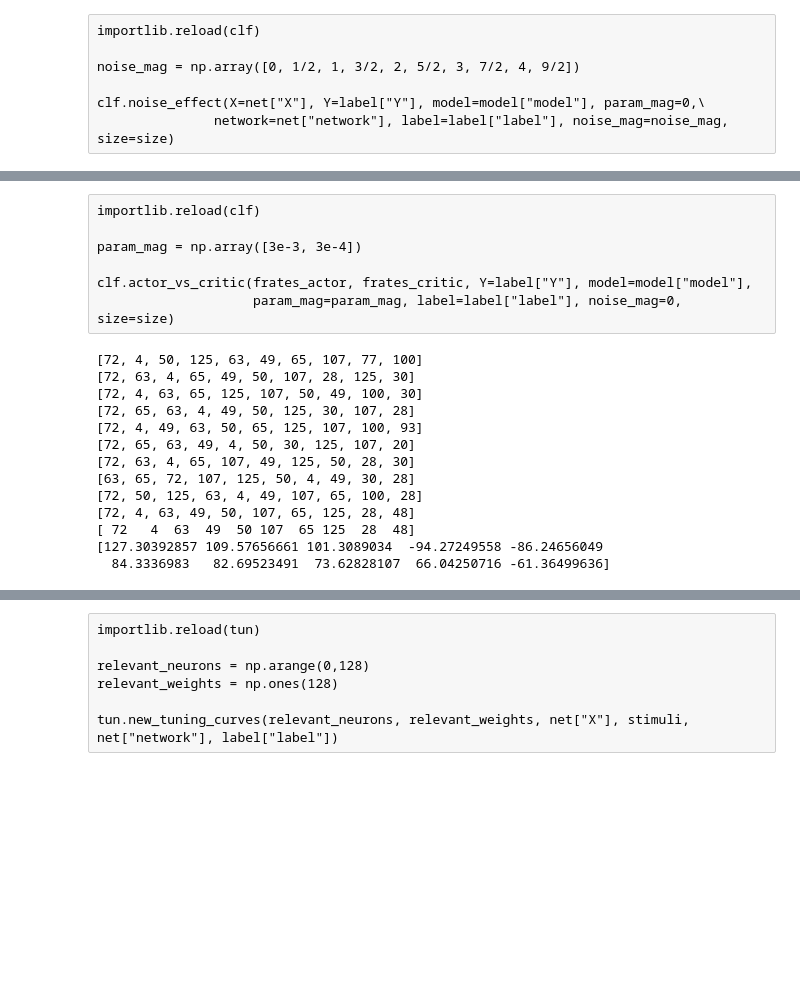
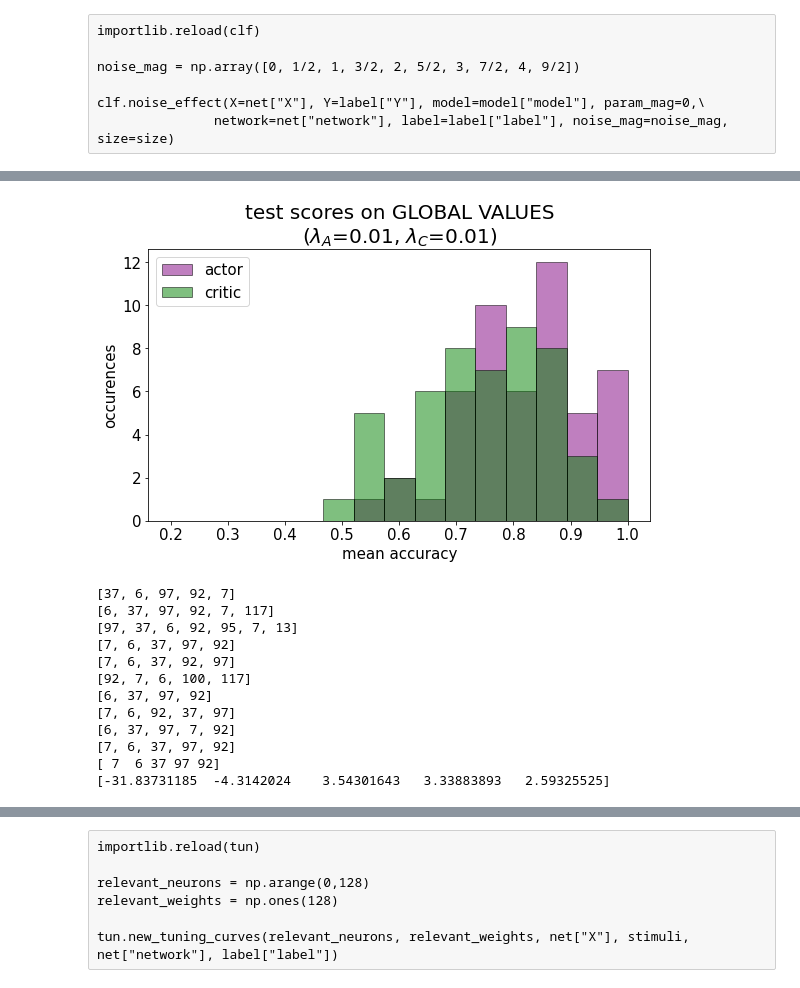
Before and after one commit to MartiniMarittimo/Relevant_neurons_analysis, a Jupyter notebook: relevant_neurons_analysis.ipynb, the cells around one changed output, grey strips where cells are left out. Cells and saved outputs as stored; diff of their text form; code cells hidden in the pictures; blank space fills up the shorter version.

```diff
--- a/relevant_neurons_analysis.ipynb
+++ b/relevant_neurons_analysis.ipynb
@@ -165,14 +173,16 @@ average over 50 epochs of test random scores: 0.51
-# %% [raw]
-importlib.reload(clf)
-
-param_mag = np.array([3e-3, 3e-4])
-
-clf.actor_vs_critic(frates_actor, frates_critic, Y=label["Y"], model=model["model"],
-                    param_mag=param_mag, label=label["label"], noise_mag=0, size=size)
+# %%
+importlib.reload(clf)
+
+param_mag = np.array([1e-2, 1e-2])
+
+clf.actor_vs_critic(frates_actor, frates_critic, Y=label["Y"], model=model["model"],
+                    param_mag=param_mag, label=label["label"], noise_mag=0, size=size)
+# %% [output]
+[figure, added]
 # %%
 importlib.reload(clf)
 
-clf.rel_neurons(X=net["X"], Y=label["Y"], model=model["model"], C=1e-2,\
+clf.rel_neurons(X=net["X"], Y=label["Y"], model=model["model"], C=3e-2,\
                network=net["network"], label=label["label"], noise_mag=0, size=size)
 
 if net["network"] == "actor":
@@ -192,19 +202,18 @@ print(relevant_weights)
 #print(random_neurons)
 #print(random_weights)
 # %% [output]
-[72, 4, 50, 125, 63, 49, 65, 107, 77, 100]
-[72, 63, 4, 65, 49, 50, 107, 28, 125, 30]
-[72, 4, 63, 65, 125, 107, 50, 49, 100, 30]
-[72, 65, 63, 4, 49, 50, 125, 30, 107, 28]
-[72, 4, 49, 63, 50, 65, 125, 107, 100, 93]
-[72, 65, 63, 49, 4, 50, 30, 125, 107, 20]
-[72, 63, 4, 65, 107, 49, 125, 50, 28, 30]
-[63, 65, 72, 107, 125, 50, 4, 49, 30, 28]
-[72, 50, 125, 63, 4, 49, 107, 65, 100, 28]
-[72, 4, 63, 49, 50, 107, 65, 125, 28, 48]
-[ 72   4  63  49  50 107  65 125  28  48]
-[127.30392857 109.57656661 101.3089034  -94.27249558 -86.24656049
-  84.3336983   82.69523491  73.62828107  66.04250716 -61.36499636]
+[37, 6, 97, 92, 7]
+[6, 37, 97, 92, 7, 117]
+[97, 37, 6, 92, 95, 7, 13]
+[7, 6, 37, 97, 92]
+[7, 6, 37, 92, 97]
+[92, 7, 6, 100, 117]
+[6, 37, 97, 92]
+[7, 6, 92, 37, 97]
+[6, 37, 97, 7, 92]
+[7, 6, 37, 97, 92]
+[ 7  6 37 97 92]
+[-31.83731185  -4.3142024    3.54301643   3.33883893   2.59325525]
 # %%
 importlib.reload(tun)
 
```
Also changed, not shown: parts of 6 cells of this notebook, 2 other files.
